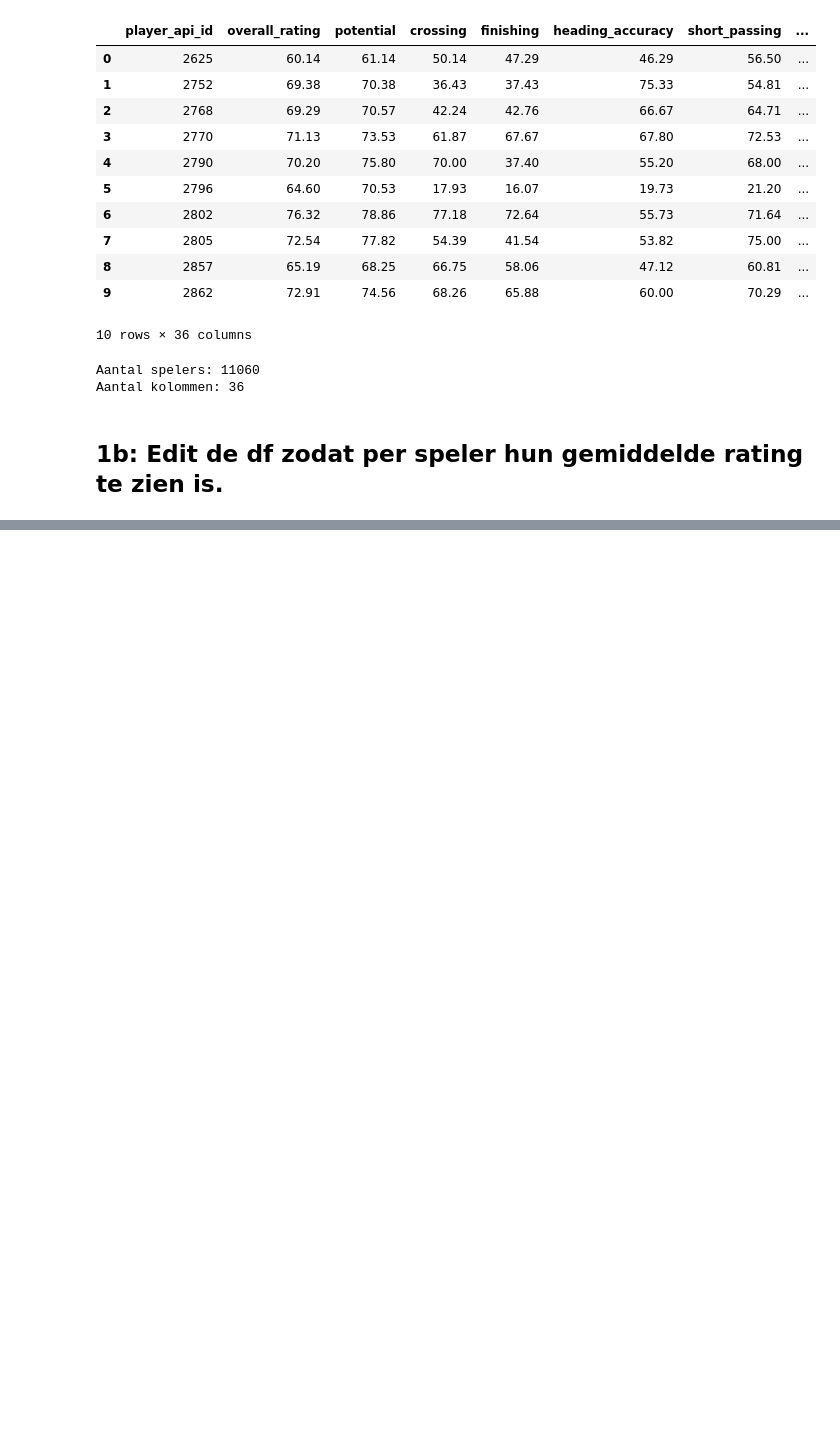
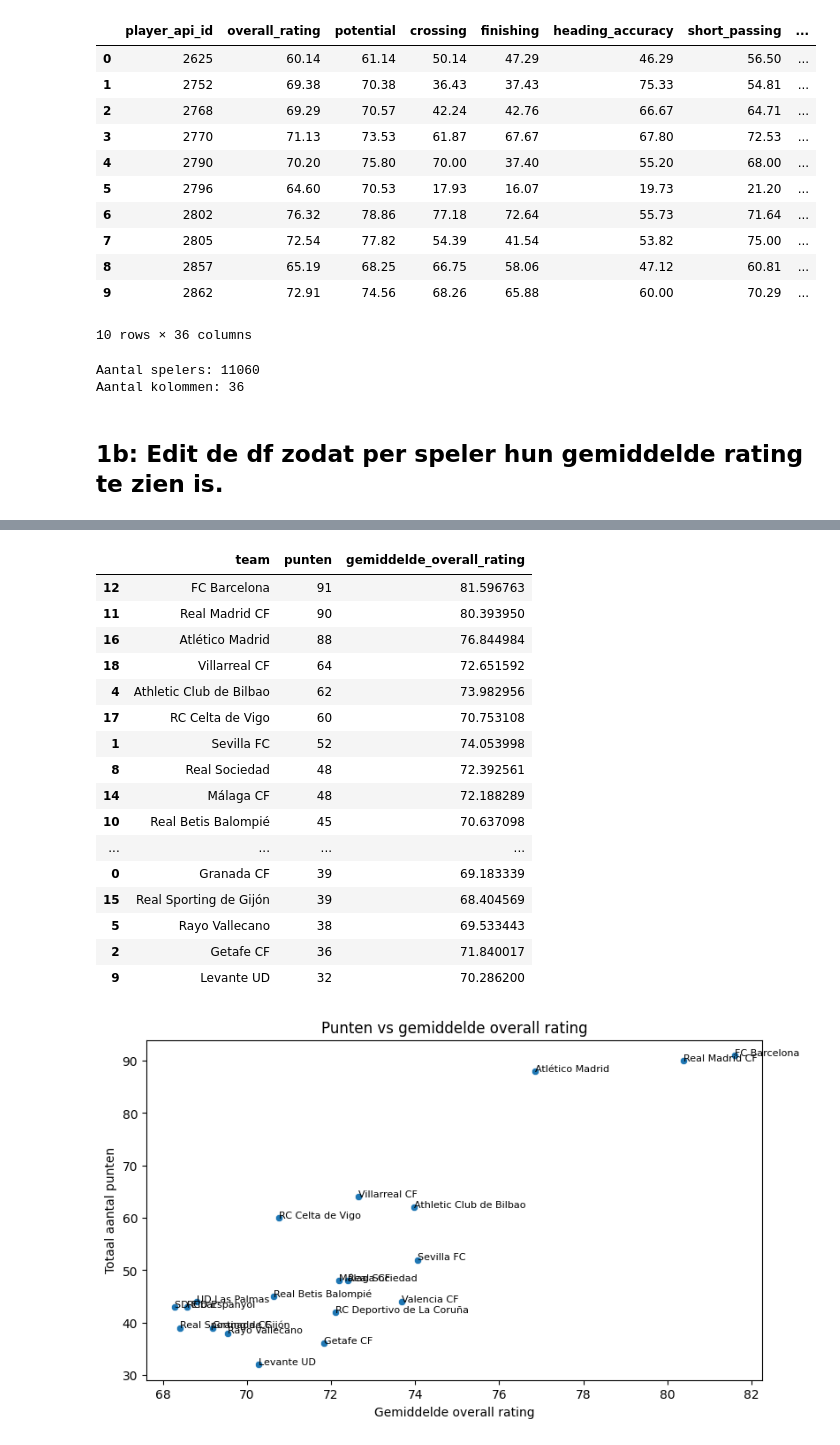
Before and after one commit to Ardjun6/Groep6-datalab2, a Jupyter notebook: fc_barcelona_analysis.ipynb, the cells around one changed output, grey strips where cells are left out. Cells and saved outputs as stored; diff of their text form; code cells hidden in the pictures; blank space fills up the shorter version.

```diff
--- a/fc_barcelona_analysis.ipynb
+++ b/fc_barcelona_analysis.ipynb
@@ -975,0 +1031,51 @@ AND season = '2015/2016'
+# %%
+df = maak_dataset()
+
+# Tabel voor overall rating
+tabel_overall = df[[
+    "team",
+    "punten",
+    "gemiddelde_overall_rating"
+]].sort_values("punten", ascending=False)
+
+display(tabel_overall)
+
+# Visualisatie overall rating
+plt.figure(figsize=(9, 5))
+sns.scatterplot(
+    data=df,
+    x="gemiddelde_overall_rating",
+    y="punten"
+)
+
+for index, rij in df.iterrows():
+    plt.text(
+        rij["gemiddelde_overall_rating"],
+        rij["punten"],
+        rij["team"],
+        fontsize=8
+    )
+
+plt.title("Punten vs gemiddelde overall rating")
+plt.xlabel("Gemiddelde overall rating")
+plt.ylabel("Totaal aantal punten")
+plt.show()
+# %% [output]
+|  | team | punten | gemiddelde_overall_rating |
+| 12 | FC Barcelona | 91 | 81.596763 |
+| 11 | Real Madrid CF | 90 | 80.393950 |
+| 16 | Atlético Madrid | 88 | 76.844984 |
+| 18 | Villarreal CF | 64 | 72.651592 |
+| 4 | Athletic Club de Bilbao | 62 | 73.982956 |
+| 17 | RC Celta de Vigo | 60 | 70.753108 |
+| 1 | Sevilla FC | 52 | 74.053998 |
+| 8 | Real Sociedad | 48 | 72.392561 |
+| 14 | Málaga CF | 48 | 72.188289 |
+| 10 | Real Betis Balompié | 45 | 70.637098 |
+| ... | ... | ... | ... |
+| 0 | Granada CF | 39 | 69.183339 |
+| 15 | Real Sporting de Gijón | 39 | 68.404569 |
+| 5 | Rayo Vallecano | 38 | 69.533443 |
+| 2 | Getafe CF | 36 | 71.840017 |
+| 9 | Levante UD | 32 | 70.286200 |
+[figure, added]
```
Also changed, not shown: parts of 12 cells of this notebook.
